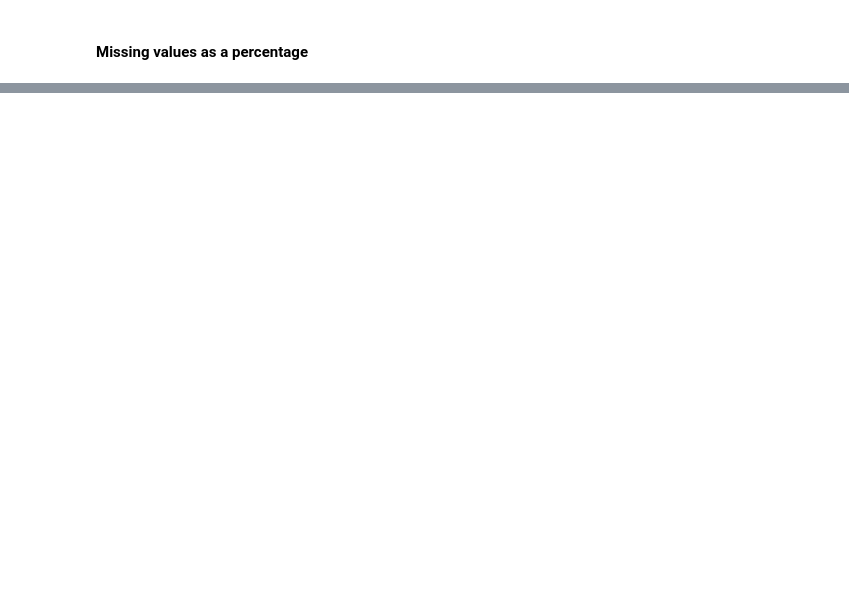
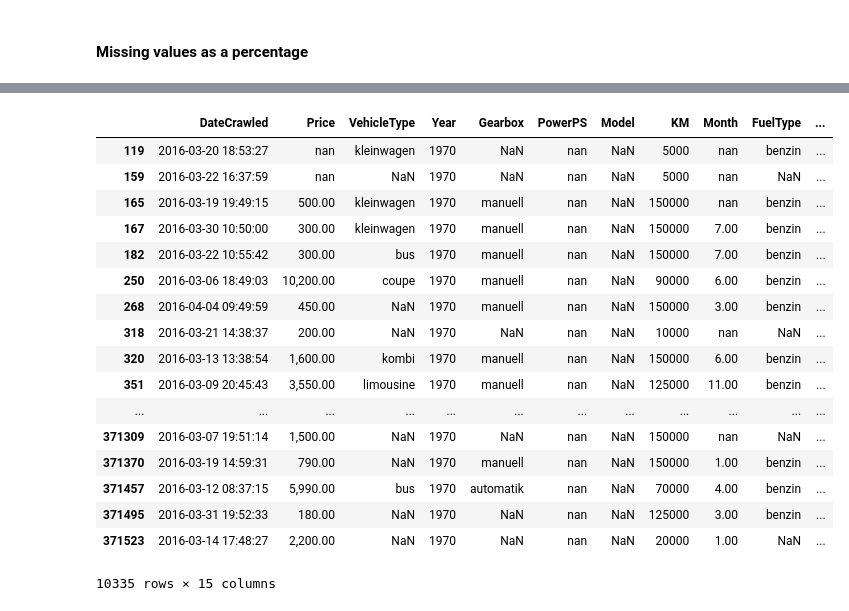
Before and after one commit to qu4ku/datasets-analysis, a Jupyter notebook: 005-used-cars-database.ipynb, the cells around one changed output, grey strips where cells are left out. Cells and saved outputs as stored; diff of their text form; code cells hidden in the pictures; blank space fills up the shorter version.

```diff
--- a/005-used-cars-database.ipynb
+++ b/005-used-cars-database.ipynb
@@ -475,0 +463,24 @@ dtype: int64
+# %%
+model_power_dict = dict(df.groupby('Model')['PowerPS'].mean())
+
+for i, row in df.loc[:100, :].iterrows():
+    # Inputs mean value of the same models if found
+    # Not perfect but good enough for now
+    if pd.isnull(row.PowerPS):
+        try:
+            row.PowerPS = model_power_dict[row.Model]
+        except:
+            row.PowerPS = np.nan
+# %%
+model_power_dict = dict(df.groupby('Model')['PowerPS'].mean())
+
+def clean_power(row):
+    if pd.isnull(row.PowerPS):
+        try:
+            return model_power_dict[row.Model]
+        except:
+            return np.nan
+    else:
+        return row.PowerPS
+
+df.PowerPS = df.apply(clean_power, axis=1)
@@ -475,0 +510,21 @@ dtype: int64
+# %%
+df[df.PowerPS.isnull()]
+# %% [output]
+|  | DateCrawled | Price | VehicleType | Year | Gearbox | PowerPS | Model | KM | Month | FuelType | ... |
+| 119 | 2016-03-20 18:53:27 | nan | kleinwagen | 1970 | NaN | nan | NaN | 5000 | nan | benzin | ... |
+| 159 | 2016-03-22 16:37:59 | nan | NaN | 1970 | NaN | nan | NaN | 5000 | nan | NaN | ... |
+| 165 | 2016-03-19 19:49:15 | 500.00 | kleinwagen | 1970 | manuell | nan | NaN | 150000 | nan | benzin | ... |
+| 167 | 2016-03-30 10:50:00 | 300.00 | kleinwagen | 1970 | manuell | nan | NaN | 150000 | 7.00 | benzin | ... |
+| 182 | 2016-03-22 10:55:42 | 300.00 | bus | 1970 | manuell | nan | NaN | 150000 | 7.00 | benzin | ... |
+| 250 | 2016-03-06 18:49:03 | 10,200.00 | coupe | 1970 | manuell | nan | NaN | 90000 | 6.00 | benzin | ... |
+| 268 | 2016-04-04 09:49:59 | 450.00 | NaN | 1970 | manuell | nan | NaN | 150000 | 3.00 | benzin | ... |
+| 318 | 2016-03-21 14:38:37 | 200.00 | NaN | 1970 | NaN | nan | NaN | 10000 | nan | NaN | ... |
+| 320 | 2016-03-13 13:38:54 | 1,600.00 | kombi | 1970 | manuell | nan | NaN | 150000 | 6.00 | benzin | ... |
+| 351 | 2016-03-09 20:45:43 | 3,550.00 | limousine | 1970 | manuell | nan | NaN | 125000 | 11.00 | benzin | ... |
+| ... | ... | ... | ... | ... | ... | ... | ... | ... | ... | ... | ... |
+| 371309 | 2016-03-07 19:51:14 | 1,500.00 | NaN | 1970 | NaN | nan | NaN | 150000 | nan | NaN | ... |
+| 371370 | 2016-03-19 14:59:31 | 790.00 | NaN | 1970 | manuell | nan | NaN | 150000 | 1.00 | benzin | ... |
+| 371457 | 2016-03-12 08:37:15 | 5,990.00 | bus | 1970 | automatik | nan | NaN | 70000 | 4.00 | benzin | ... |
+| 371495 | 2016-03-31 19:52:33 | 180.00 | NaN | 1970 | NaN | nan | NaN | 125000 | 3.00 | benzin | ... |
+| 371523 | 2016-03-14 17:48:27 | 2,200.00 | NaN | 1970 | NaN | nan | NaN | 20000 | 1.00 | NaN | ... |
+10335 rows × 15 columns
```
Also changed, not shown: parts of 19 cells of this notebook.
